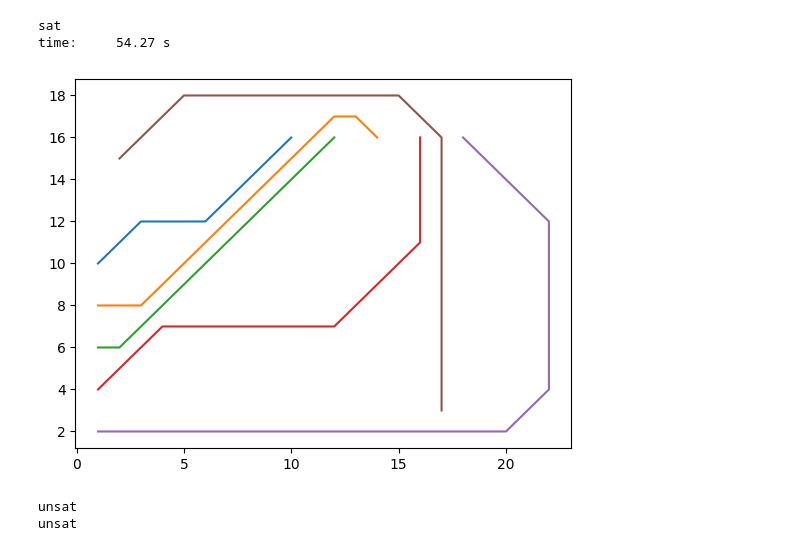
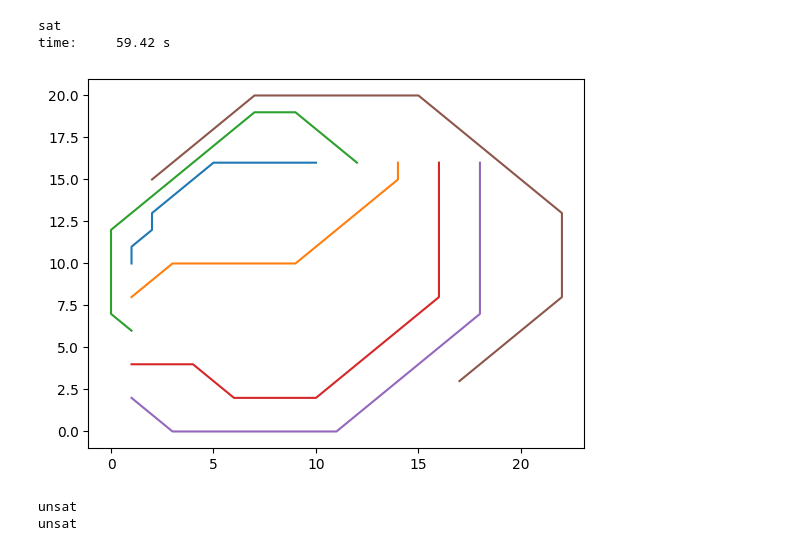
Before and after one commit to TheTesla/z3route, a Jupyter notebook: routehvd.ipynb, the cells around one changed output. Drawn from its saved outputs; the diff is of its cells as text; code cells hidden in the pictures.

```diff
--- a/routehvd.ipynb
+++ b/routehvd.ipynb
@@ -111,12 +111,12 @@ def create_all_collision_constraints(traces):
 
 
 
-traces = [declare_trace("VCC", 5),
-          declare_trace("SCL", 5),
-          declare_trace("SDA", 5),
-          declare_trace("MFP", 5),
-          declare_trace("GND", 5),
-          declare_trace("RST", 5),
+traces = [declare_trace("VCC", 6),
+          declare_trace("SCL", 6),
+          declare_trace("SDA", 6),
+          declare_trace("MFP", 6),
+          declare_trace("GND", 6),
+          declare_trace("RST", 6),
           #declare_trace("ENA", 5),
           #declare_trace("ENB", 5),
          ]
@@ -139,35 +139,35 @@ endpoint_constraints = [constraint_trace_endpoints(traces[0], [1, 10], [10, 16])
 #                        constraint_trace_endpoints(traces[2], [1, 8], [14, 16]),
 #                        constraint_trace_endpoints(traces[3], [1, 6], [16, 16]),
 #                        constraint_trace_endpoints(traces[4], [1, 4], [18, 16]),
 #                        constraint_trace_endpoints(traces[5], [1, 2], [20, 16]),
 #                        constraint_trace_endpoints(traces[6], [1, 14], [8, 16]),
 #                        constraint_trace_endpoints(traces[7], [1, 16], [6, 16]),
 #                       ]
 
 
 
 coord_limit_constraints = constraint_coord_limit(traces, 0, 0, 22, 25)
 
 t = z3.Then('simplify', 'propagate-values', 'solve-eqs', 'bit-blast', 'sat')
 s = t.solver()
 #s = z3.Solver()
 
 s.add(*bend_constraints,*segment_constraints,*endpoint_constraints, *collision_constraints, coord_limit_constraints)
 
 t0 = time.perf_counter()
 print(s.check())
 print(f"time: {time.perf_counter()-t0:9.2f} s")
 
 m = s.model()
 #print(m)
 
 traces_plot = [z3extract(m, [segment[d] for segment in trace]) for trace in traces for d in [0,1]]
 plt.plot(*traces_plot)
 plt.show()
 # %% [output]
 sat
-time:     54.27 s
+time:     59.42 s
-[figure, old version]
+[figure, new version]
 # %%
 # tests
 
```
